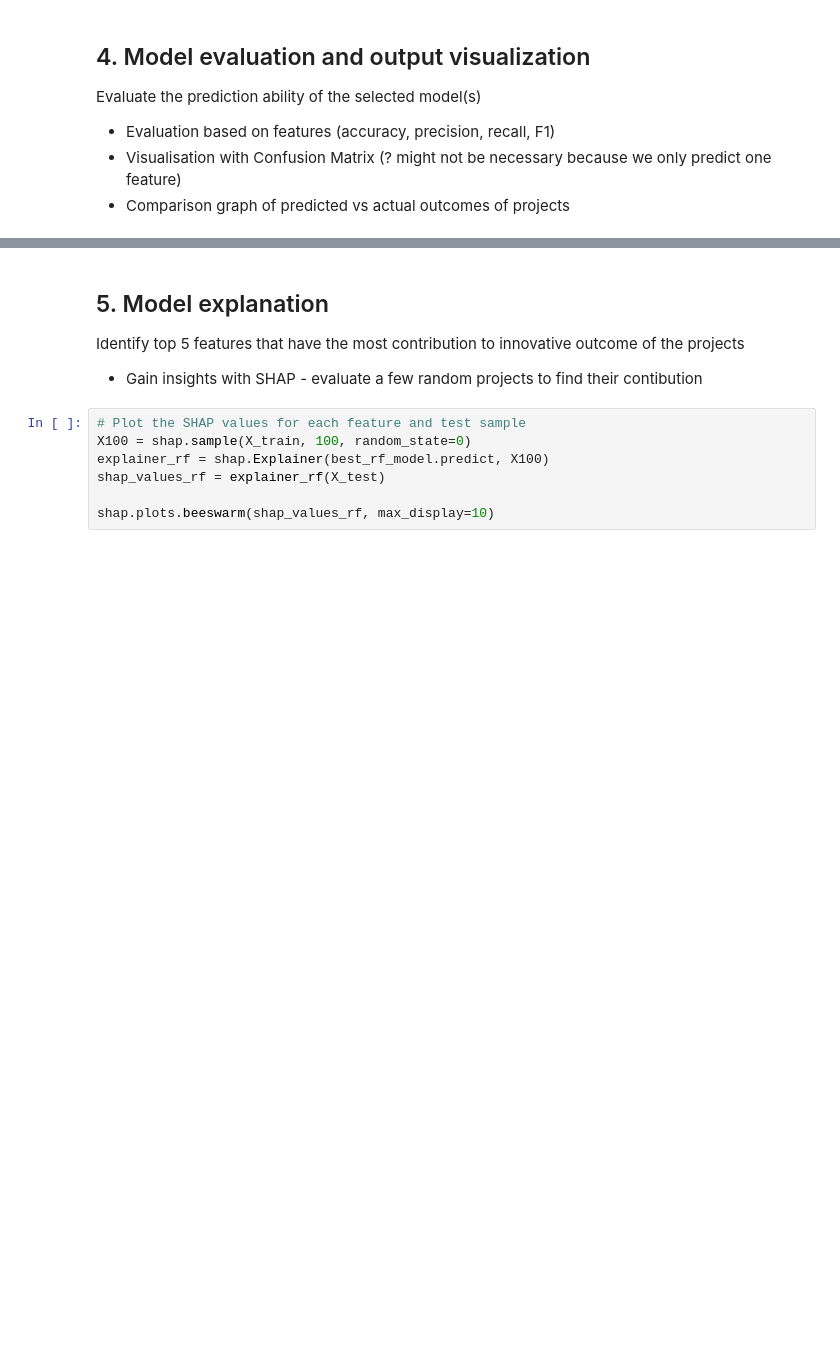
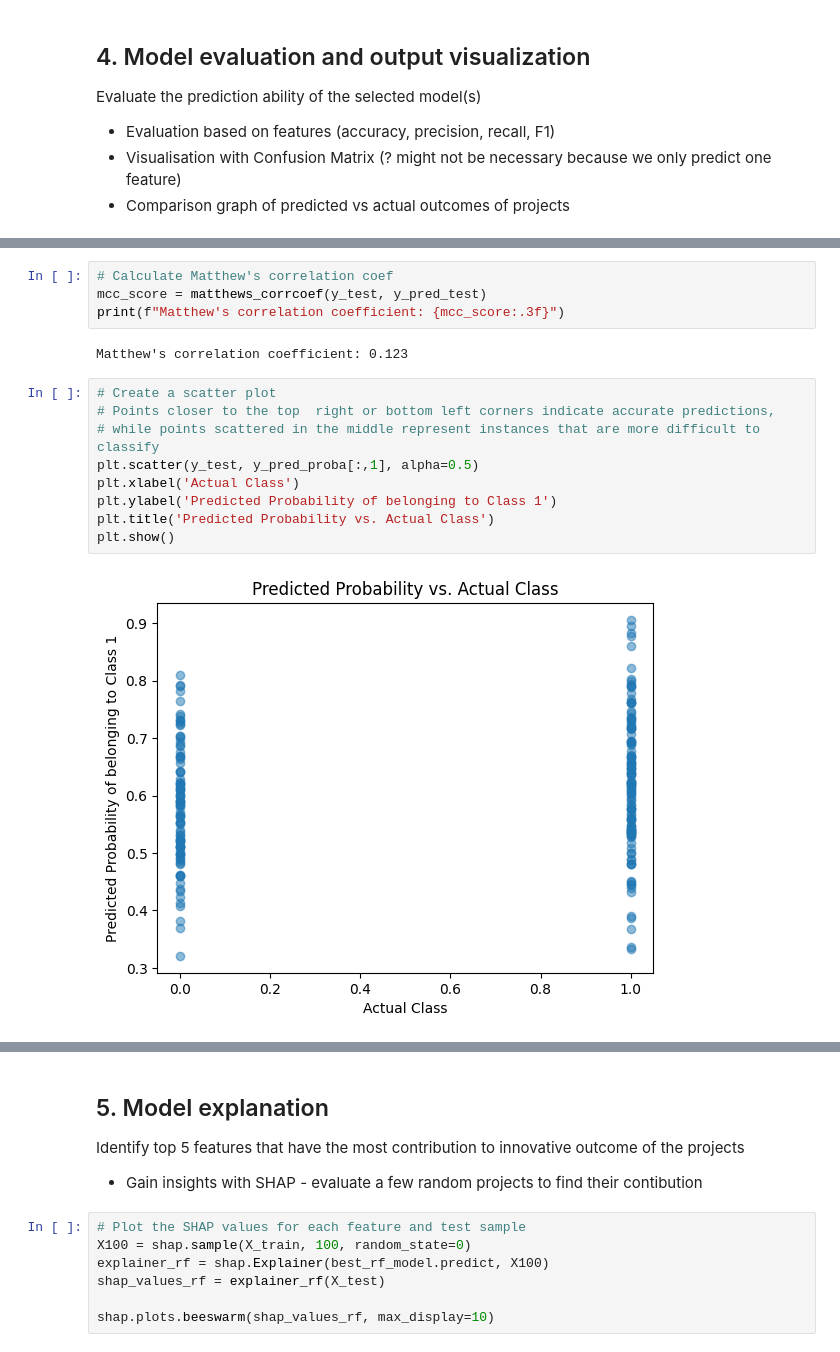
Before and after one commit to jmonbris/TPM034A_mini_project, a Jupyter notebook: Mini-project 2 - R&D Innovation.ipynb, the cells around one changed output, grey strips where cells are left out. Cells and saved outputs as stored; diff of their text form; blank space fills up the shorter version.

```diff
--- a/Mini-project 2 - R&D Innovation.ipynb
+++ b/Mini-project 2 - R&D Innovation.ipynb
@@ -367,0 +458,17 @@ Evaluate the prediction ability of the selected model(s)
+# %%
+# Calculate Matthew's correlation coef
+mcc_score = matthews_corrcoef(y_test, y_pred_test)
+print(f"Matthew's correlation coefficient: {mcc_score:.3f}")
+# %% [output]
+Matthew's correlation coefficient: 0.123
+# %%
+# Create a scatter plot
+# Points closer to the top  right or bottom left corners indicate accurate predictions,
+# while points scattered in the middle represent instances that are more difficult to classify
+plt.scatter(y_test, y_pred_proba[:,1], alpha=0.5)
+plt.xlabel('Actual Class')
+plt.ylabel('Predicted Probability of belonging to Class 1')
+plt.title('Predicted Probability vs. Actual Class')
+plt.show()
+# %% [output]
+[figure, added]
```
Also changed, not shown: parts of 14 cells of this notebook.
